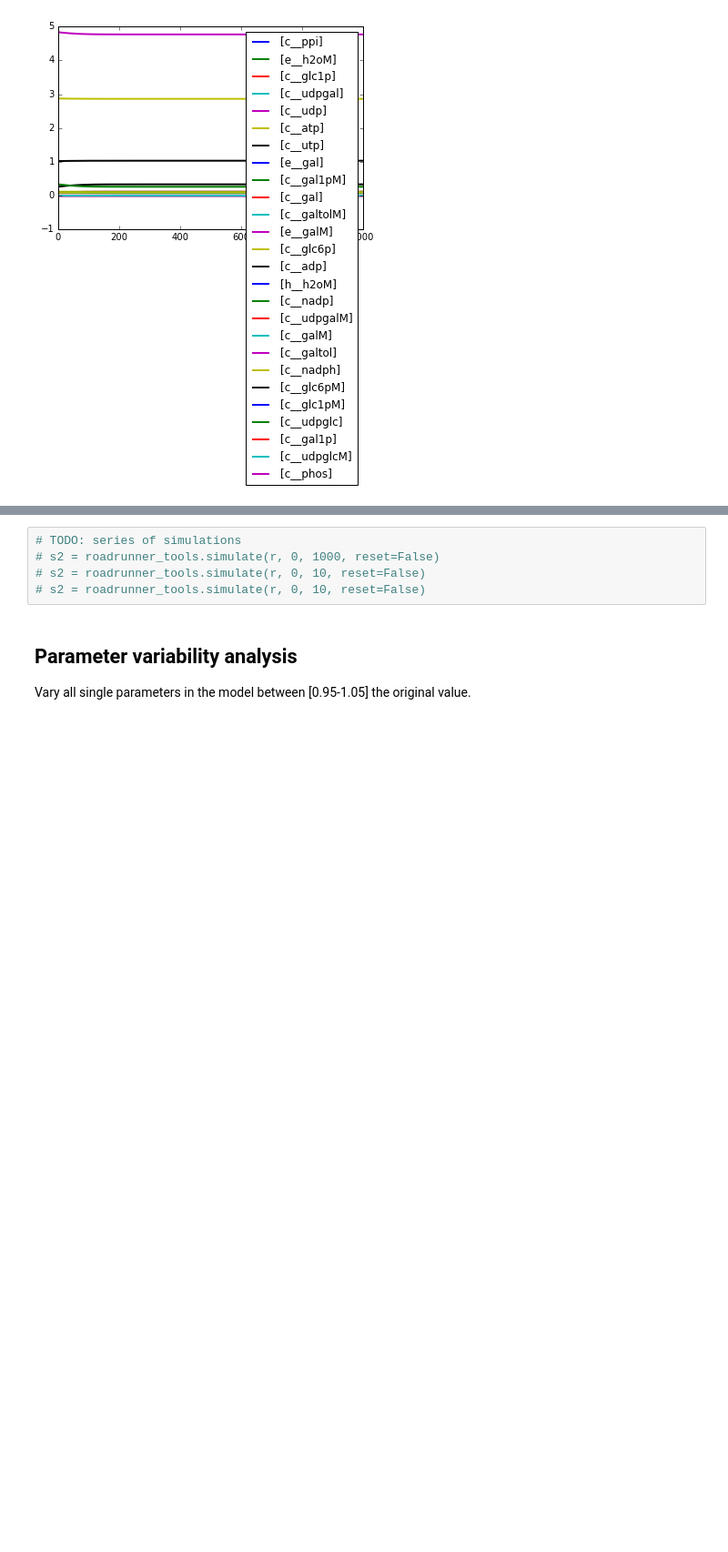
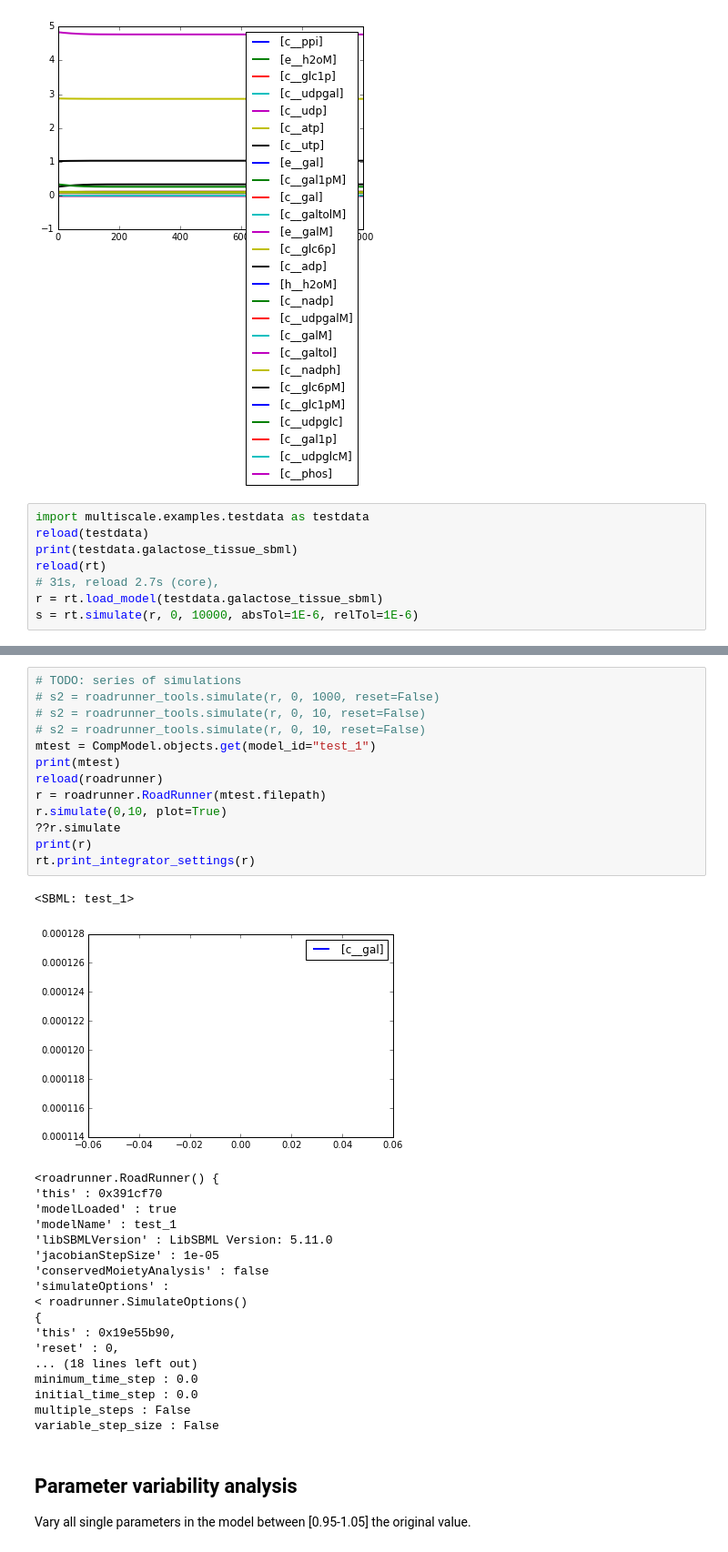
Before and after one commit to jingyayeah/multiscale-galactose, a Jupyter notebook: python/multiscalepy/multiscale/examples/notebook/galactose_parameter_sensitivity.ipynb, the cells around one changed output, grey strips where cells are left out. Shown at 91% size. Drawn from its saved outputs; the diff is of its cells as text; blank space fills up the shorter version.

Commit message:
Working on simple test model with variable volumes

```diff
--- a/python/multiscalepy/multiscale/examples/notebook/galactose_parameter_sensitivity.ipynb
+++ b/python/multiscalepy/multiscale/examples/notebook/galactose_parameter_sensitivity.ipynb
@@ -72,3 +72,11 @@ multiple_steps : False
 variable_step_size : True
 None
 [figure]
+# %%
+import multiscale.examples.testdata as testdata
+reload(testdata)
+print(testdata.galactose_tissue_sbml)
+reload(rt)
+# 31s, reload 2.7s (core),
+r = rt.load_model(testdata.galactose_tissue_sbml)
+s = rt.simulate(r, 0, 10000, absTol=1E-6, relTol=1E-6)
@@ -75,8 +126,36 @@ None
 # %%
 # TODO: series of simulations
 # s2 = roadrunner_tools.simulate(r, 0, 1000, reset=False)
 # s2 = roadrunner_tools.simulate(r, 0, 10, reset=False)
 # s2 = roadrunner_tools.simulate(r, 0, 10, reset=False)
+mtest = CompModel.objects.get(model_id="test_1")
+print(mtest)
+reload(roadrunner)
+r = roadrunner.RoadRunner(mtest.filepath)
+r.simulate(0,10, plot=True)
+??r.simulate
+print(r)
+rt.print_integrator_settings(r)
+# %% [output]
+<SBML: test_1>
+[figure, added]
+<roadrunner.RoadRunner() {
+'this' : 0x391cf70
+'modelLoaded' : true
+'modelName' : test_1
+'libSBMLVersion' : LibSBML Version: 5.11.0
+'jacobianStepSize' : 1e-05
+'conservedMoietyAnalysis' : false
+'simulateOptions' :
+< roadrunner.SimulateOptions()
+{
+'this' : 0x19e55b90,
+'reset' : 0,
+... (18 lines left out)
+minimum_time_step : 0.0
+initial_time_step : 0.0
+multiple_steps : False
+variable_step_size : False
 # %% [markdown]
 ## Parameter variability analysis
 
```
Also changed, not shown: parts of 3 cells of this notebook, 22 other files.
